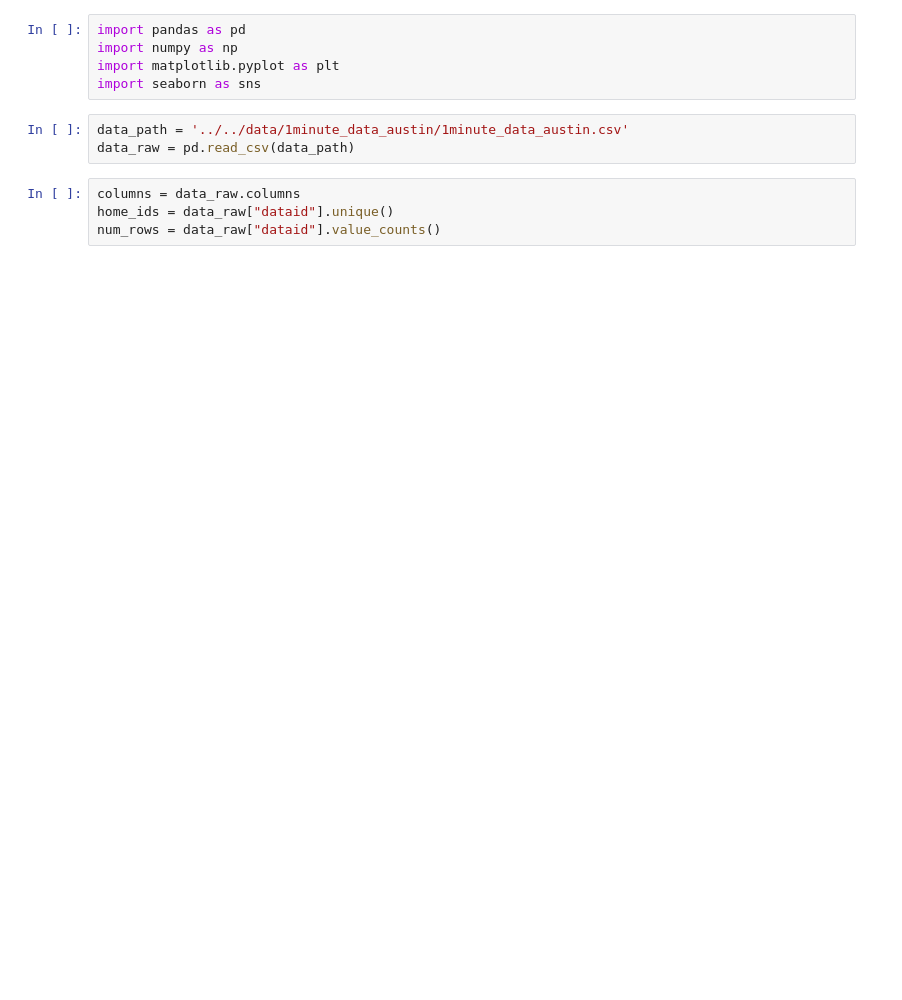
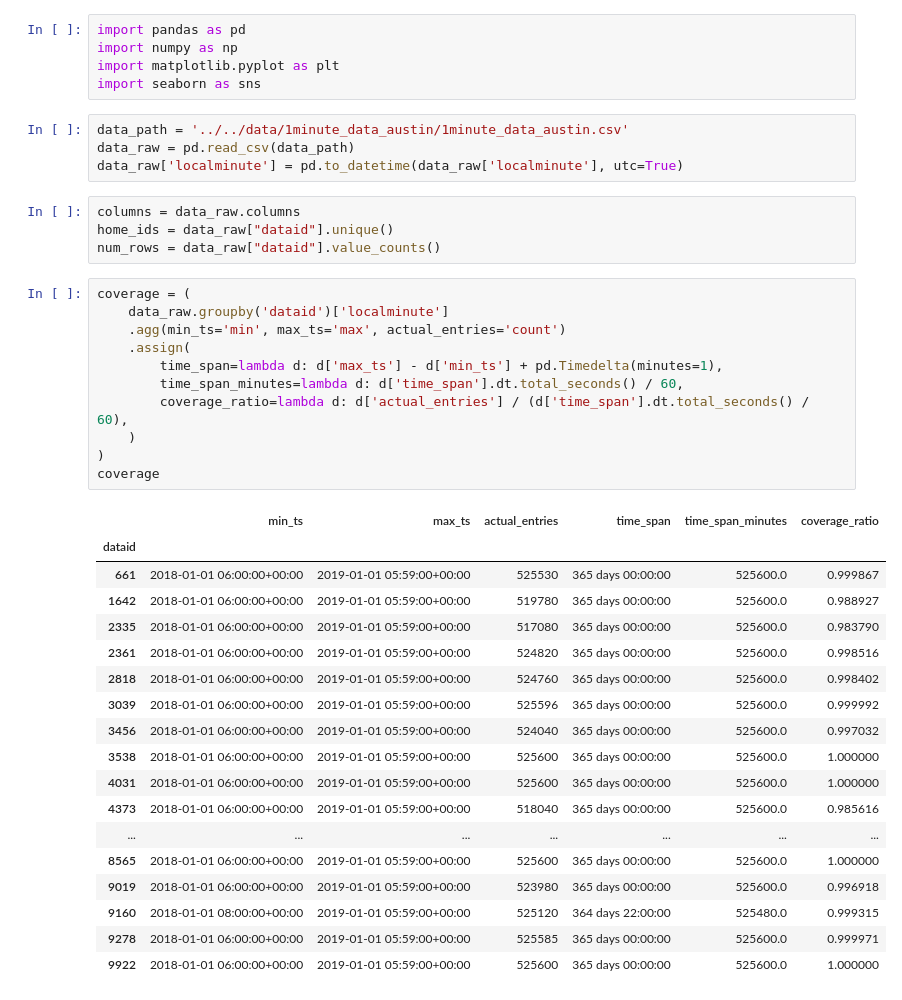
Before and after one commit to jackellishsieh/residential-power-forecasting, a Jupyter notebook: notebooks/pmn/pmn-pecan-eda.ipynb, the cells around one changed output. Cells and saved outputs as stored; diff of their text form; blank space fills up the shorter version.

```diff
--- a/notebooks/pmn/pmn-pecan-eda.ipynb
+++ b/notebooks/pmn/pmn-pecan-eda.ipynb
@@ -6,7 +6,38 @@ import seaborn as sns
 # %%
 data_path = '../../data/1minute_data_austin/1minute_data_austin.csv'
 data_raw = pd.read_csv(data_path)
+data_raw['localminute'] = pd.to_datetime(data_raw['localminute'], utc=True)
 # %%
 columns = data_raw.columns
 home_ids = data_raw["dataid"].unique()
 num_rows = data_raw["dataid"].value_counts()
+# %%
+coverage = (
+    data_raw.groupby('dataid')['localminute']
+    .agg(min_ts='min', max_ts='max', actual_entries='count')
+    .assign(
+        time_span=lambda d: d['max_ts'] - d['min_ts'] + pd.Timedelta(minutes=1),
+        time_span_minutes=lambda d: d['time_span'].dt.total_seconds() / 60,
+        coverage_ratio=lambda d: d['actual_entries'] / (d['time_span'].dt.total_seconds() / 60),
+    )
+)
+coverage
+# %% [output]
+|  | min_ts | max_ts | actual_entries | time_span | time_span_minutes | coverage_ratio |
+| dataid |  |  |  |  |  |  |
+| 661 | 2018-01-01 06:00:00+00:00 | 2019-01-01 05:59:00+00:00 | 525530 | 365 days 00:00:00 | 525600.0 | 0.999867 |
+| 1642 | 2018-01-01 06:00:00+00:00 | 2019-01-01 05:59:00+00:00 | 519780 | 365 days 00:00:00 | 525600.0 | 0.988927 |
+| 2335 | 2018-01-01 06:00:00+00:00 | 2019-01-01 05:59:00+00:00 | 517080 | 365 days 00:00:00 | 525600.0 | 0.983790 |
+| 2361 | 2018-01-01 06:00:00+00:00 | 2019-01-01 05:59:00+00:00 | 524820 | 365 days 00:00:00 | 525600.0 | 0.998516 |
+| 2818 | 2018-01-01 06:00:00+00:00 | 2019-01-01 05:59:00+00:00 | 524760 | 365 days 00:00:00 | 525600.0 | 0.998402 |
+| 3039 | 2018-01-01 06:00:00+00:00 | 2019-01-01 05:59:00+00:00 | 525596 | 365 days 00:00:00 | 525600.0 | 0.999992 |
+| 3456 | 2018-01-01 06:00:00+00:00 | 2019-01-01 05:59:00+00:00 | 524040 | 365 days 00:00:00 | 525600.0 | 0.997032 |
+| 3538 | 2018-01-01 06:00:00+00:00 | 2019-01-01 05:59:00+00:00 | 525600 | 365 days 00:00:00 | 525600.0 | 1.000000 |
+| 4031 | 2018-01-01 06:00:00+00:00 | 2019-01-01 05:59:00+00:00 | 525600 | 365 days 00:00:00 | 525600.0 | 1.000000 |
+| 4373 | 2018-01-01 06:00:00+00:00 | 2019-01-01 05:59:00+00:00 | 518040 | 365 days 00:00:00 | 525600.0 | 0.985616 |
+| ... | ... | ... | ... | ... | ... | ... |
+| 8565 | 2018-01-01 06:00:00+00:00 | 2019-01-01 05:59:00+00:00 | 525600 | 365 days 00:00:00 | 525600.0 | 1.000000 |
+| 9019 | 2018-01-01 06:00:00+00:00 | 2019-01-01 05:59:00+00:00 | 523980 | 365 days 00:00:00 | 525600.0 | 0.996918 |
+| 9160 | 2018-01-01 08:00:00+00:00 | 2019-01-01 05:59:00+00:00 | 525120 | 364 days 22:00:00 | 525480.0 | 0.999315 |
+| 9278 | 2018-01-01 06:00:00+00:00 | 2019-01-01 05:59:00+00:00 | 525585 | 365 days 00:00:00 | 525600.0 | 0.999971 |
+| 9922 | 2018-01-01 06:00:00+00:00 | 2019-01-01 05:59:00+00:00 | 525600 | 365 days 00:00:00 | 525600.0 | 1.000000 |
```
Also changed, not shown: parts of 8 cells of this notebook, 3 other files.
